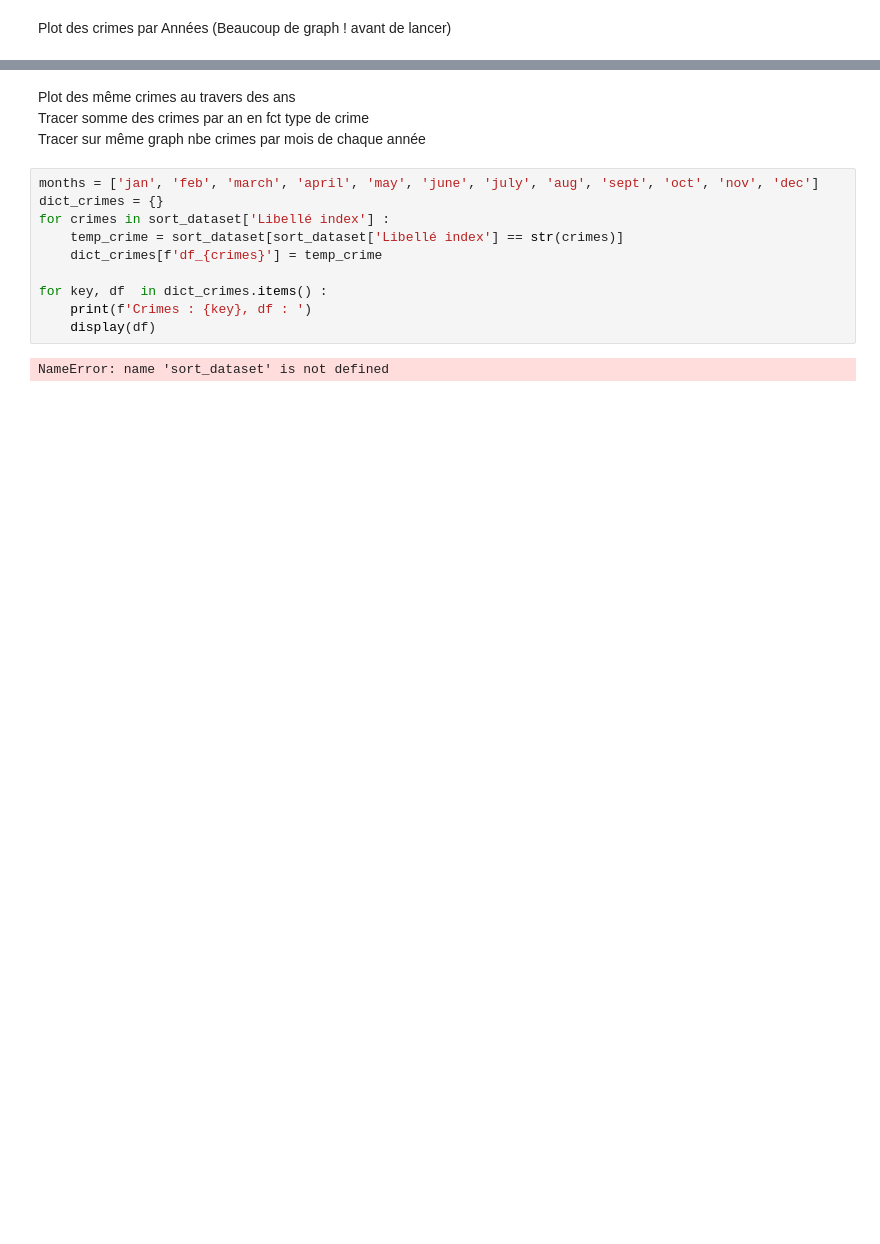
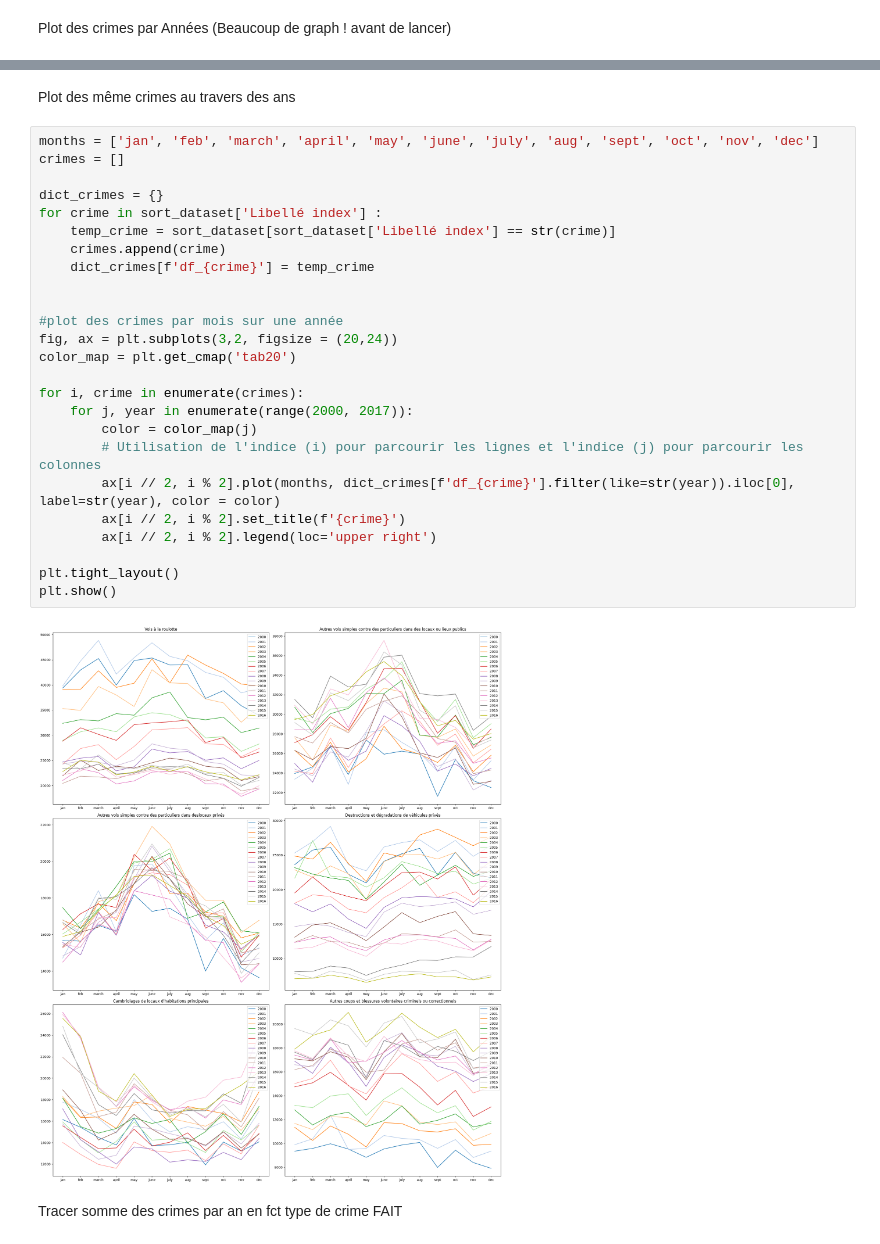
Before and after one commit to MatthieuLF/Projet-Serie-Temporelle, a Jupyter notebook: Notebook Projet.ipynb, the cells around one changed output, grey strips where cells are left out. Saved outputs shown, nothing was run; the diff lists cells and outputs as text; blank space fills up the shorter version.

Commit message:
Les graphs les graphs les graphs

```diff
--- a/Notebook Projet.ipynb
+++ b/Notebook Projet.ipynb
@@ -56,19 +57,34 @@ for years in range(2000, 2016) :
         plt.plot(months, ds_years.iloc[i, 1:], label = f'{ds_years.iloc[i,0]} - {years}')
         plt.title(f'{years}')
         plt.legend(loc='upper right')
+# %% [markdown]
+Plot des même crimes au travers des ans
+# %%
+months = ['jan', 'feb', 'march', 'april', 'may', 'june', 'july', 'aug', 'sept', 'oct', 'nov', 'dec']
+crimes = []
+
+dict_crimes = {}
+for crime in sort_dataset['Libellé index'] :
+    temp_crime = sort_dataset[sort_dataset['Libellé index'] == str(crime)]
+    crimes.append(crime)
+    dict_crimes[f'df_{crime}'] = temp_crime
+
+
+#plot des crimes par mois sur une année
+fig, ax = plt.subplots(3,2, figsize = (20,24))
+color_map = plt.get_cmap('tab20')
+
+for i, crime in enumerate(crimes):
+    for j, year in enumerate(range(2000, 2017)):
+        color = color_map(j)
+        # Utilisation de l'indice (i) pour parcourir les lignes et l'indice (j) pour parcourir les colonnes
+        ax[i // 2, i % 2].plot(months, dict_crimes[f'df_{crime}'].filter(like=str(year)).iloc[0], label=str(year), color = color)
+        ax[i // 2, i % 2].set_title(f'{crime}')
+        ax[i // 2, i % 2].legend(loc='upper right')
+
+plt.tight_layout()
+plt.show()
+# %% [output]
+[figure, added]
 # %% [markdown]
-Plot des même crimes au travers des ans
-Tracer somme des crimes par an en fct type de crime
-Tracer sur même graph nbe crimes par mois de chaque année
+Tracer somme des crimes par an en fct type de crime FAIT
-# %%
-months = ['jan', 'feb', 'march', 'april', 'may', 'june', 'july', 'aug', 'sept', 'oct', 'nov', 'dec']
-dict_crimes = {}
-for crimes in sort_dataset['Libellé index'] :
-    temp_crime = sort_dataset[sort_dataset['Libellé index'] == str(crimes)]
-    dict_crimes[f'df_{crimes}'] = temp_crime
-
-for key, df  in dict_crimes.items() :
-    print(f'Crimes : {key}, df : ')
-    display(df)
-# %% [output]
-NameError: name 'sort_dataset' is not defined
```
Also changed, not shown: parts of 3 cells of this notebook.
